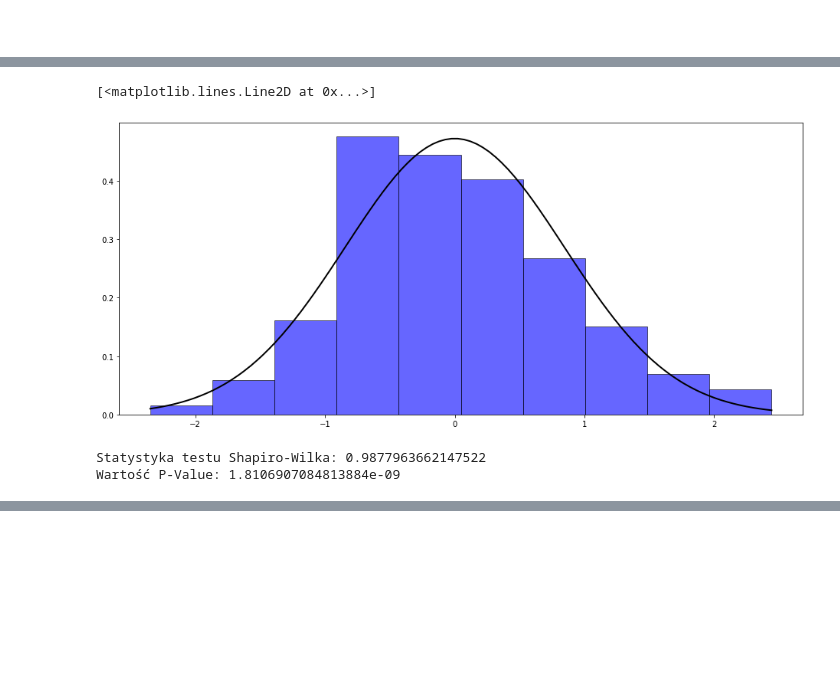
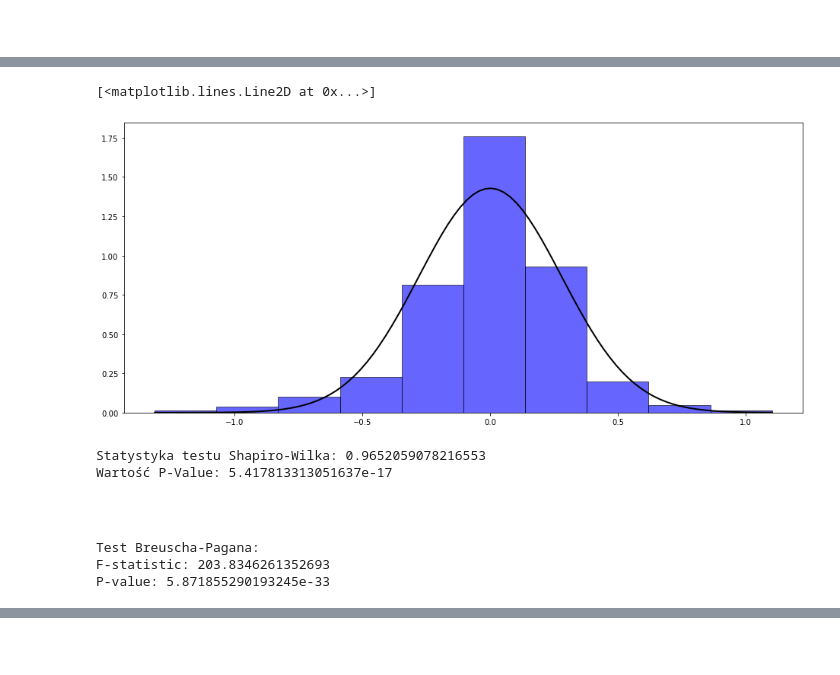
Before and after one commit to GrzegorzPus/NBA_analysis, a Jupyter notebook: Draft Combine.ipynb, the cells around one changed output, grey strips where cells are left out. Cells and saved outputs as stored; diff of their text form; code cells hidden in the pictures; blank space fills up the shorter version.

```diff
--- a/Draft Combine.ipynb
+++ b/Draft Combine.ipynb
@@ -606,7 +586,5 @@ Indeksy obserwacji odstających: (array([   0,   23,  105,  107,  136,  174,  20
-# %%
-df['id'] = range(len(df))
-df_1 = df[~df['id'].isin([0, 23, 105,  107, 136, 174, 206, 211, 214, 229, 291, 363, 375, 381, 397, 422, 430, 438, 466, 468, 619, 633, 733, 757, 767, 773, 795, 1044, 1060, 1147, 1195])]
-df_1 = df_1.drop('id', axis=1)
+# %%
+df['Yrs'] = np.log(df['Yrs'])
 # %% [markdown]
 <br>
 # %% [markdown]
@@ -614,8 +592,7 @@ df_1 = df_1.drop('id', axis=1)
 # %%
-# df_1 nie zawiera wartości odstających
-new_order = ['Yrs'] + [col for col in df_1.columns if col != 'Yrs']
-df_1 = df_1[new_order]
-data_matrix_1 = df_1.drop(columns=['Tm', 'Player', 'Birth Date'])
+new_order = ['Yrs'] + [col for col in df.columns if col != 'Yrs']
+df = df[new_order]
+data_matrix_1 = df.drop(columns=['Tm', 'Player', 'Birth Date'])
 data_matrix_1.insert(1, 'Const', 1)
 # %%
 y1 = data_matrix_1['Yrs'].to_numpy()
@@ -624,5 +601,5 @@ X1 = data_matrix_1.iloc[:, 1:].values
 X1 = X1.astype(float)
 # %%
 # Utworzenie modelu regresji liniowej
-model = sm.OLS(y1, X1).fit()
+model1 = sm.OLS(y1, X1).fit()
 # %%
@@ -664,21 +641,33 @@ Notes:
 strong multicollinearity or other numerical problems.
 # %%
 plt.figure(figsize=(16,7))
-plt.hist(model.resid, bins=10, density=True, alpha=0.6, color='b', edgecolor='black')
+plt.hist(model1.resid, bins=10, density=True, alpha=0.6, color='b', edgecolor='black')
 
 # Wykres gęstości rozkładu normalnego
-xmin, xmax = min(model.resid), max(model.resid)
+xmin, xmax = min(model1.resid), max(model1.resid)
 x = np.linspace(xmin, xmax, 100)
-mu, std = np.mean(model.resid), np.std(model.resid)
+mu, std = np.mean(model1.resid), np.std(model1.resid)
 p = stats.norm.pdf(x, mu, std)
 plt.plot(x, p, 'k', linewidth=2)
 # %% [output]
 [<matplotlib.lines.Line2D at 0x...>]
-[figure, old version]
+[figure, new version]
 # %%
-shapiro_test_statistic, shapiro_p_value = stats.shapiro(model.resid)
+shapiro_test_statistic, shapiro_p_value = stats.shapiro(model1.resid)
 print(f'Statystyka testu Shapiro-Wilka: {shapiro_test_statistic}')
 print(f'Wartość P-Value: {shapiro_p_value}')
 # %% [output]
-Statystyka testu Shapiro-Wilka: 0.9877963662147522
-Wartość P-Value: 1.8106907084813884e-09
+Statystyka testu Shapiro-Wilka: 0.9652059078216553
+Wartość P-Value: 5.417813313051637e-17
+# %% [markdown]
+<br>
+# %%
+bp_test = het_breuschpagan(model1.resid, X1)
+
+print("Test Breuscha-Pagana:")
+print(f"F-statistic: {bp_test[0]}")
+print(f"P-value: {bp_test[1]}")
+# %% [output]
+Test Breuscha-Pagana:
+F-statistic: 203.8346261352693
+P-value: 5.871855290193245e-33
```
Also changed, not shown: parts of 48 cells of this notebook.
